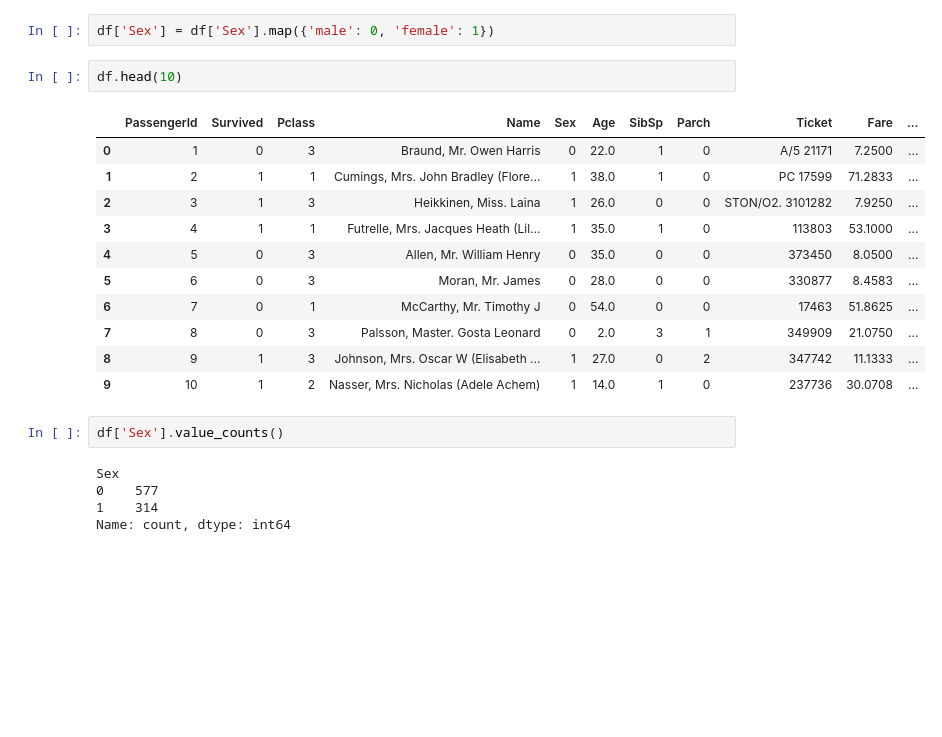
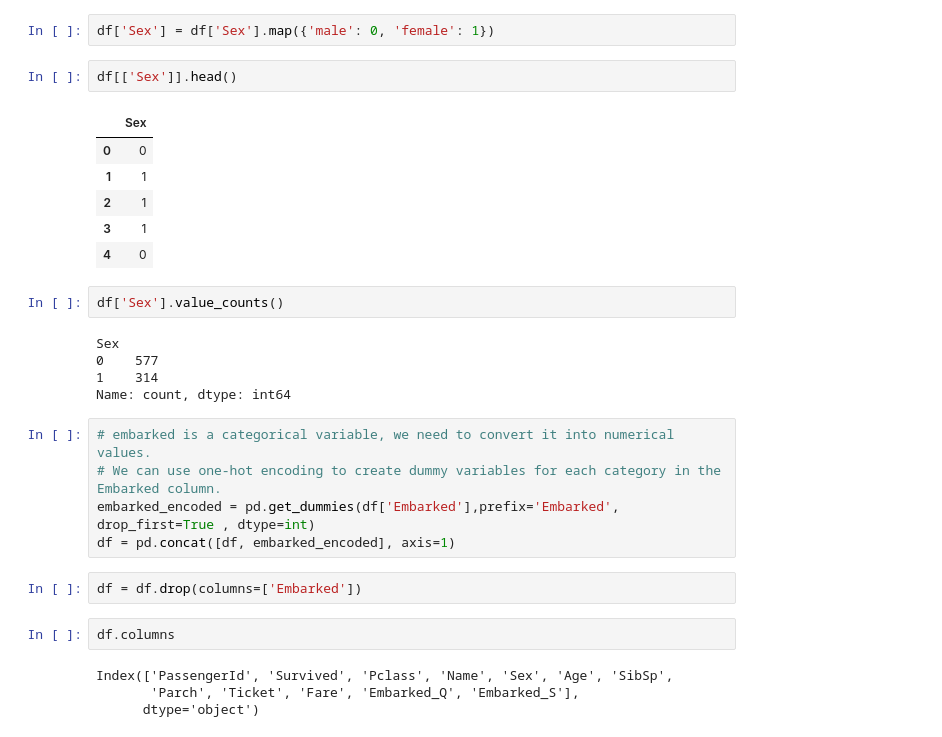
Before and after one commit to ashraf100H/titanic-survival-prediction, a Jupyter notebook: notebook/titanic_analysis.ipynb, the cells around one changed output. Cells and saved outputs as stored; diff of their text form; blank space fills up the shorter version.

```diff
--- a/notebook/titanic_analysis.ipynb
+++ b/notebook/titanic_analysis.ipynb
@@ -401,19 +403,14 @@ Three binary columns could represent the three categories, but one column can be
 # %%
 df['Sex'] = df['Sex'].map({'male': 0, 'female': 1})
 # %%
-df.head(10)
+df[['Sex']].head()
 # %% [output]
-|  | PassengerId | Survived | Pclass | Name | Sex | Age | SibSp | Parch | Ticket | Fare | ... |
-| 0 | 1 | 0 | 3 | Braund, Mr. Owen Harris | 0 | 22.0 | 1 | 0 | A/5 21171 | 7.2500 | ... |
-| 1 | 2 | 1 | 1 | Cumings, Mrs. John Bradley (Flore... | 1 | 38.0 | 1 | 0 | PC 17599 | 71.2833 | ... |
-| 2 | 3 | 1 | 3 | Heikkinen, Miss. Laina | 1 | 26.0 | 0 | 0 | STON/O2. 3101282 | 7.9250 | ... |
-| 3 | 4 | 1 | 1 | Futrelle, Mrs. Jacques Heath (Lil... | 1 | 35.0 | 1 | 0 | 113803 | 53.1000 | ... |
-| 4 | 5 | 0 | 3 | Allen, Mr. William Henry | 0 | 35.0 | 0 | 0 | 373450 | 8.0500 | ... |
-| 5 | 6 | 0 | 3 | Moran, Mr. James | 0 | 28.0 | 0 | 0 | 330877 | 8.4583 | ... |
-| 6 | 7 | 0 | 1 | McCarthy, Mr. Timothy J | 0 | 54.0 | 0 | 0 | 17463 | 51.8625 | ... |
-| 7 | 8 | 0 | 3 | Palsson, Master. Gosta Leonard | 0 | 2.0 | 3 | 1 | 349909 | 21.0750 | ... |
-| 8 | 9 | 1 | 3 | Johnson, Mrs. Oscar W (Elisabeth ... | 1 | 27.0 | 0 | 2 | 347742 | 11.1333 | ... |
-| 9 | 10 | 1 | 2 | Nasser, Mrs. Nicholas (Adele Achem) | 1 | 14.0 | 1 | 0 | 237736 | 30.0708 | ... |
+|  | Sex |
+| 0 | 0 |
+| 1 | 1 |
+| 2 | 1 |
+| 3 | 1 |
+| 4 | 0 |
 # %%
 df['Sex'].value_counts()
 # %% [output]
@@ -421,3 +418,16 @@ Sex
 0    577
 1    314
 Name: count, dtype: int64
+# %%
+# embarked is a categorical variable, we need to convert it into numerical values.
+# We can use one-hot encoding to create dummy variables for each category in the Embarked column.
+embarked_encoded = pd.get_dummies(df['Embarked'],prefix='Embarked', drop_first=True , dtype=int)
+df = pd.concat([df, embarked_encoded], axis=1)
+# %%
+df = df.drop(columns=['Embarked'])
+# %%
+df.columns
+# %% [output]
+Index(['PassengerId', 'Survived', 'Pclass', 'Name', 'Sex', 'Age', 'SibSp',
+       'Parch', 'Ticket', 'Fare', 'Embarked_Q', 'Embarked_S'],
+      dtype='object')
```
Also changed, not shown: parts of 2 cells of this notebook, 1 other file.
